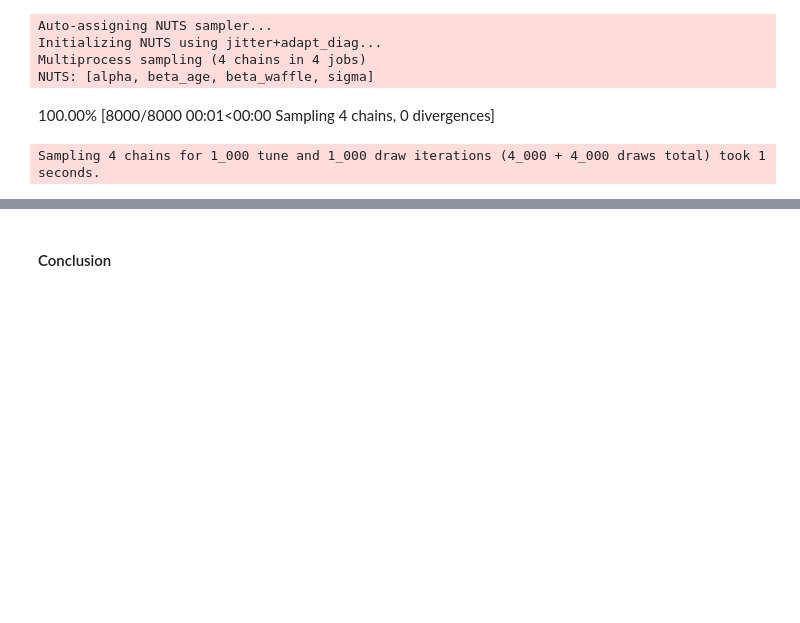
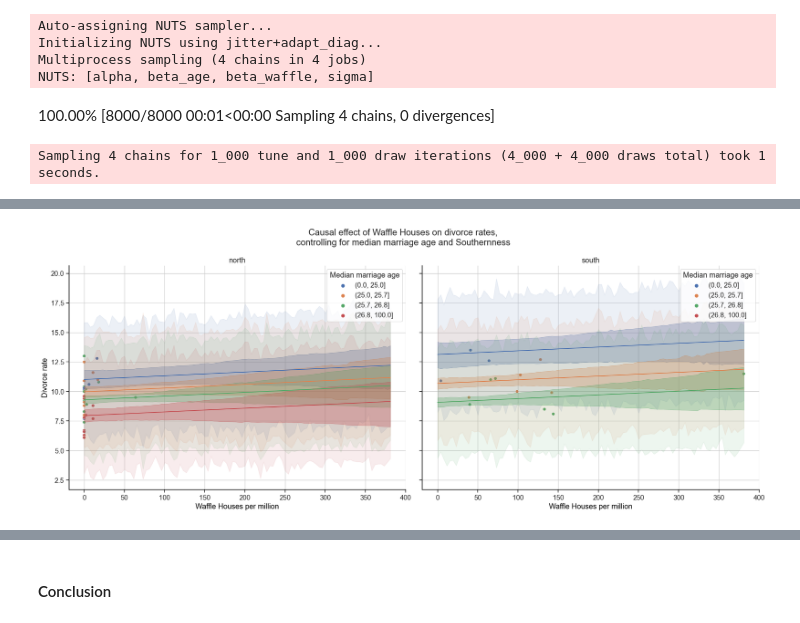
Before and after one commit to chris-leonard/statistical-rethinking, a Jupyter notebook: exercises/chapter_6.ipynb, the cells around one changed output, grey strips where cells are left out. Cells and saved outputs as stored; diff of their text form; code cells hidden in the pictures; blank space fills up the shorter version.

```diff
--- a/exercises/chapter_6.ipynb
+++ b/exercises/chapter_6.ipynb
@@ -995,0 +1112,36 @@ I'm particularly suspicious of those large posteriors for the interaction coeffi
+# %%
+fig, axs = plt.subplots(ncols=2, sharey=True, figsize=(20, 8))
+
+# plot actual data (south)
+for ax, north_south_val, counterfact_trace_dict in zip(
+    axs,
+    ["north", "south"],
+    [counterfact_north_trace_dict_6h1c, counterfact_south_trace_dict_6h1c],
+):
+    sns.scatterplot(
+        data=waffle[waffle["north_south"] == north_south_val],
+        x="wafflehouse",
+        y="divorce",
+        hue="age_bin",
+        ax=ax,
+    )
+
+    for color, trace in zip(colors, counterfact_trace_dict.values()):
+        if trace is not None:
+            plot_divorce_counterfactuals(trace, color=color, ax=ax)
+
+    ax.set(
+        # xscale="log",
+        xlabel="Waffle Houses per million",
+        ylabel="Divorce rate",
+        title=north_south_val,
+    )
+    ax.legend(title="Median marriage age")
+
+
+fig.suptitle(
+    "Causal effect of Waffle Houses on divorce rates,\ncontrolling for median marriage age and Southernness"
+)
+fig.tight_layout();
+# %% [output]
+[figure, added]
```
Also changed, not shown: parts of 52 cells of this notebook, 1 other file.
